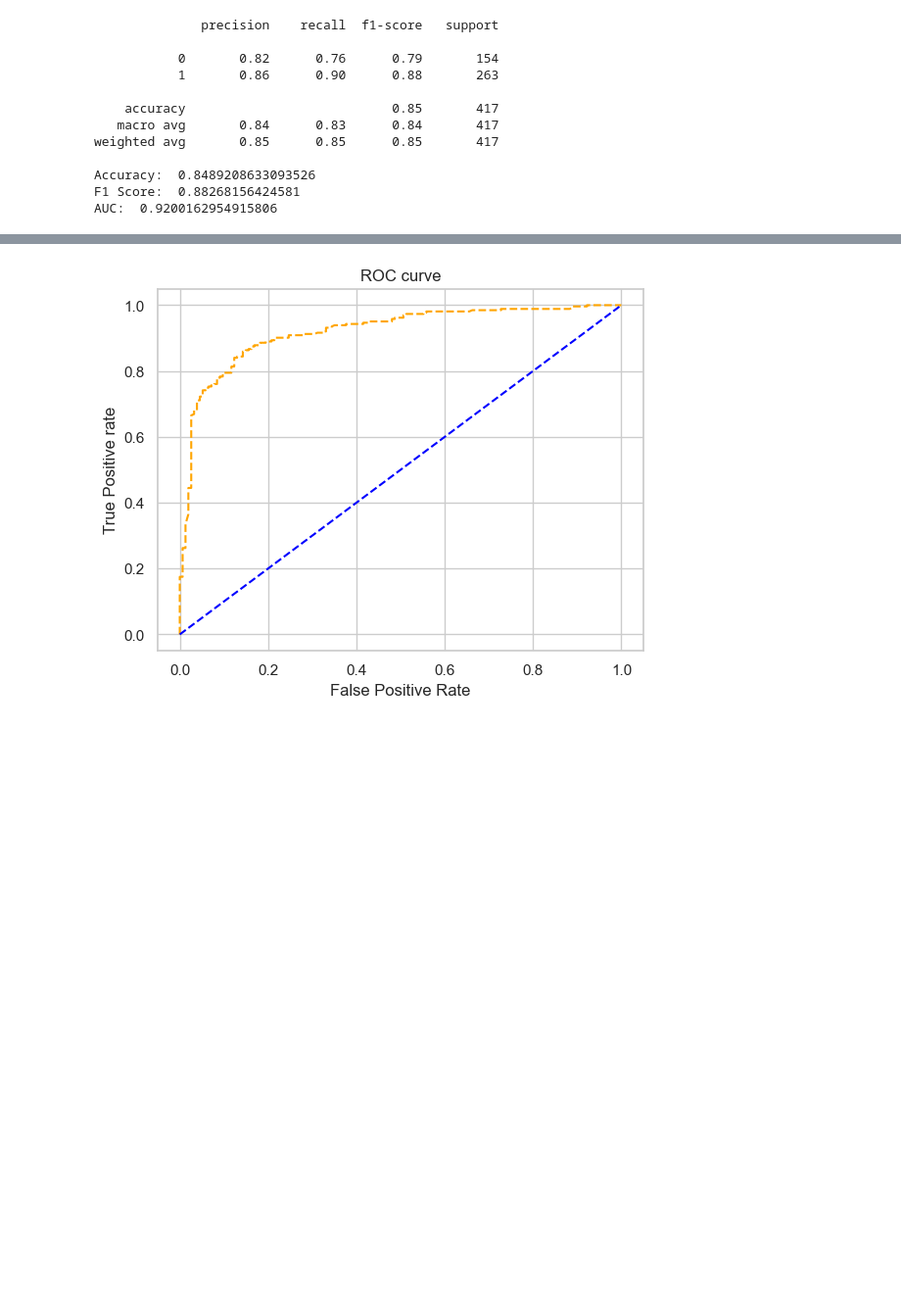
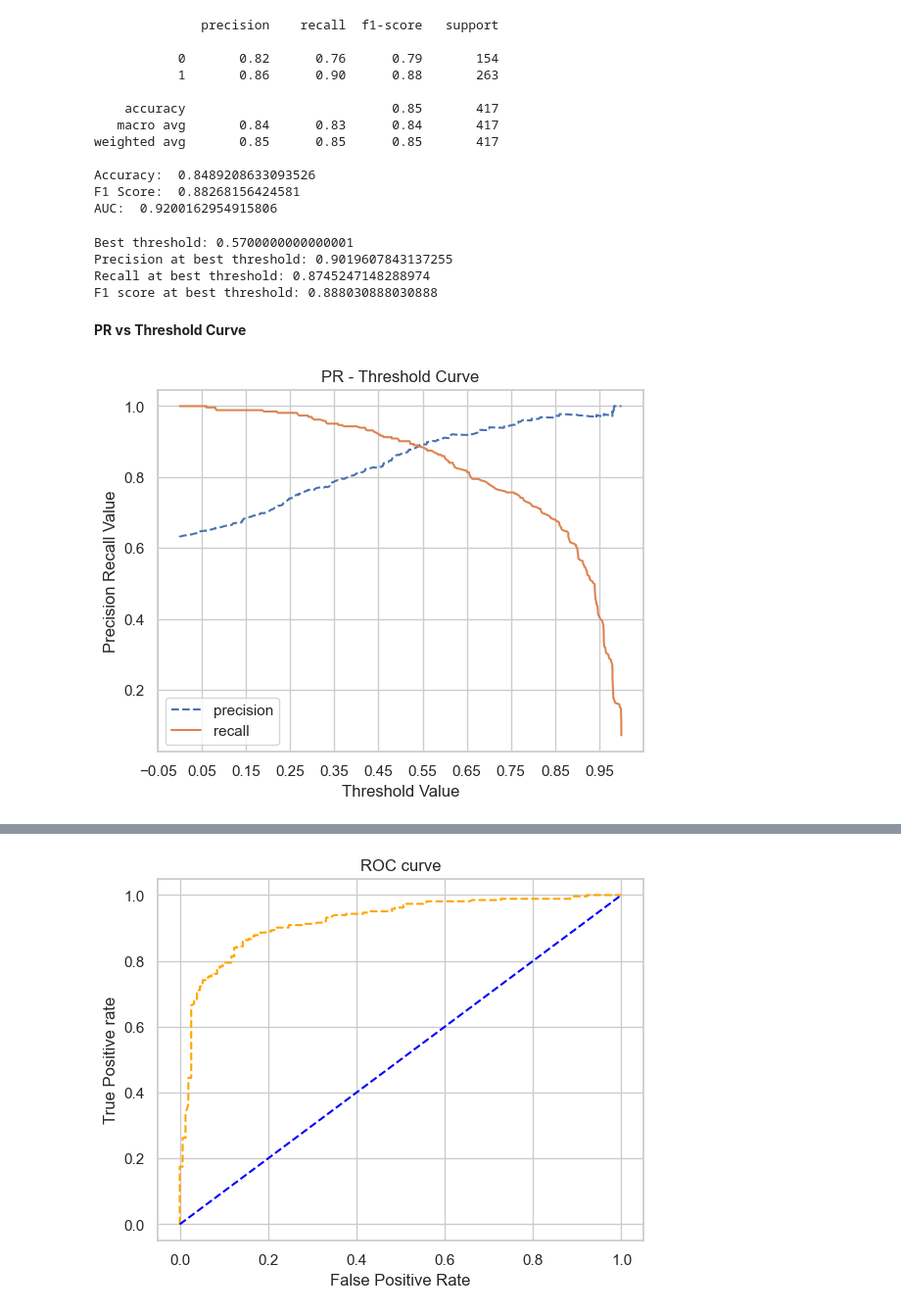
Before and after one commit to gautamnaik1994/OLA-Driver-Churn-ML-CaseStudy, a Jupyter notebook: CaseStudy.ipynb, the cells around one changed output, grey strips where cells are left out. Shown at 98% size. Cells and saved outputs as stored; diff of their text form; code cells hidden in the pictures; blank space fills up the shorter version.

```diff
--- a/CaseStudy.ipynb
+++ b/CaseStudy.ipynb
@@ -1045,6 +965,19 @@ weighted avg       0.85      0.85      0.85       417
 Accuracy:  0.8489208633093526
 F1 Score:  0.88268156424581
 AUC:  0.9200162954915806
+# %%
+best_threshold= get_best_threshold(y_true, y_prob)
+# %% [output]
+Best threshold: 0.5700000000000001
+Precision at best threshold: 0.9019607843137255
+Recall at best threshold: 0.8745247148288974
+F1 score at best threshold: 0.888030888030888
+# %% [markdown]
+**PR vs Threshold Curve**
+# %%
+plot_precision_recall_threshold_curve(y_true, y_prob)
+# %% [output]
+[figure, added]
 # %%
 plot_precision_recall_curve(y_true, y_prob)
 # %% [output]
```
Also changed, not shown: parts of 82 cells of this notebook.
